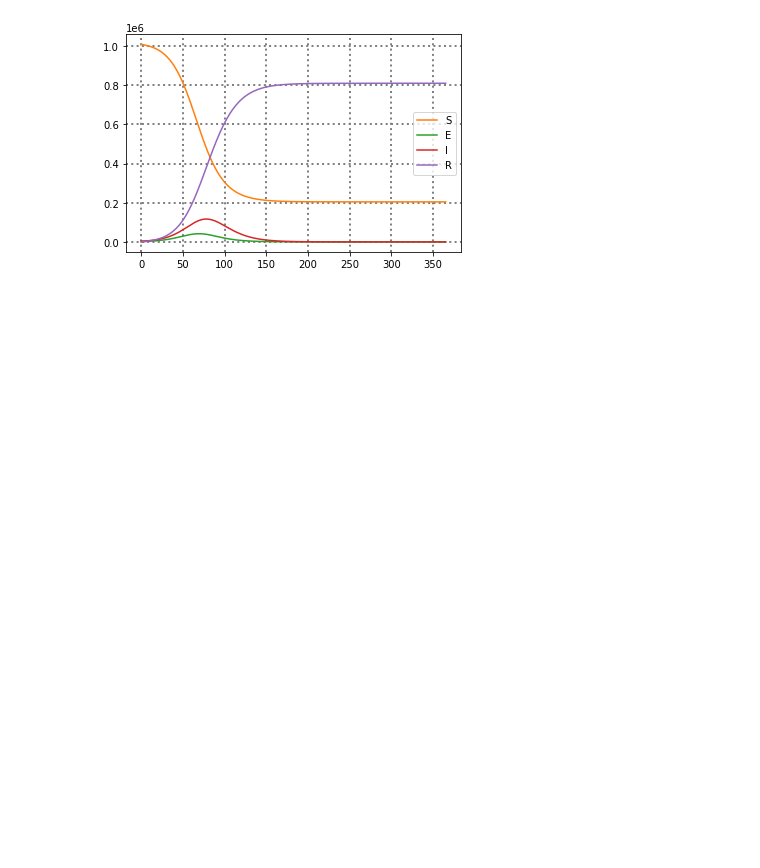
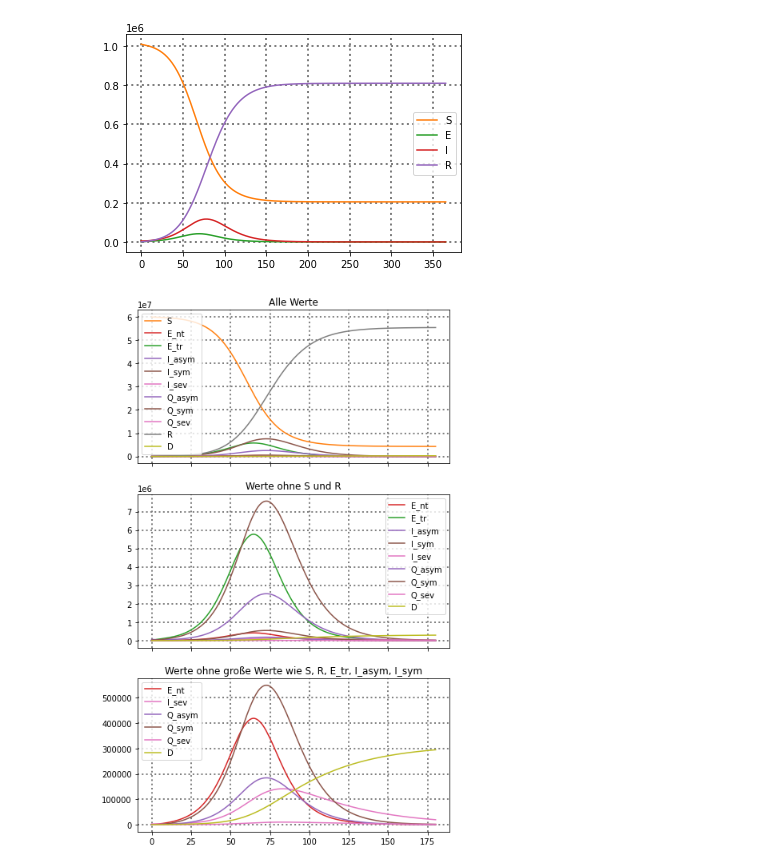
Before and after one commit to TB-DevAcc/MVSEIQRD_Model, a Jupyter notebook: view.ipynb, the cells around one changed output. Cells and saved outputs as stored; diff of their text form; code cells hidden in the pictures; blank space fills up the shorter version.

```diff
--- a/view.ipynb
+++ b/view.ipynb
@@ -38,0 +82,47 @@ plt.show()
+# %%
+import matplotlib
+import matplotlib.pyplot as plt
+
+colors = list(matplotlib.colors.TABLEAU_COLORS.values())
+
+fig, ax = plt.subplots(3, figsize=(7,12), sharex=True)
+ax[0].grid(linestyle=':', linewidth=2.0, color='#808080')
+ax[0].plot(t, np.sum(S, axis=(1,2)), colors[1], label='S')
+ax[0].plot(t, np.sum(E_nt, axis=(1,2)), colors[3], label='E_nt')
+ax[0].plot(t, np.sum(E_tr, axis=(1,2)), colors[2], label='E_tr')
+ax[0].plot(t, np.sum(I_asym, axis=(1,2)), colors[4], label='I_asym')
+ax[0].plot(t, np.sum(I_sym, axis=(1,2)), colors[5], label='I_sym')
+ax[0].plot(t, np.sum(I_sev, axis=(1,2)), colors[6], label='I_sev')
+ax[0].plot(t, np.sum(Q_asym, axis=(1,2)), colors[4], label='Q_asym')
+ax[0].plot(t, np.sum(Q_sym, axis=(1,2)), colors[5], label='Q_sym')
+ax[0].plot(t, np.sum(Q_sev, axis=(1,2)), colors[6], label='Q_sev')
+ax[0].plot(t, np.sum(R, axis=(1,2)), colors[7], label='R')
+ax[0].plot(t, np.sum(D, axis=(1,2)), colors[8], label='D')
+ax[0].legend(loc='best')
+ax[0].set_title('Alle Werte')
+
+ax[1].grid(linestyle=':', linewidth=2.0, color='#808080')
+ax[1].plot(t, np.sum(E_nt, axis=(1,2)), colors[3], label='E_nt')
+ax[1].plot(t, np.sum(E_tr, axis=(1,2)), colors[2], label='E_tr')
+ax[1].plot(t, np.sum(I_asym, axis=(1,2)), colors[4], label='I_asym')
+ax[1].plot(t, np.sum(I_sym, axis=(1,2)), colors[5], label='I_sym')
+ax[1].plot(t, np.sum(I_sev, axis=(1,2)), colors[6], label='I_sev')
+ax[1].plot(t, np.sum(Q_asym, axis=(1,2)), colors[4], label='Q_asym')
+ax[1].plot(t, np.sum(Q_sym, axis=(1,2)), colors[5], label='Q_sym')
+ax[1].plot(t, np.sum(Q_sev, axis=(1,2)), colors[6], label='Q_sev')
+ax[1].plot(t, np.sum(D, axis=(1,2)), colors[8], label='D')
+ax[1].legend(loc='best')
+ax[1].set_title('Werte ohne S und R')
+
+ax[2].grid(linestyle=':', linewidth=2.0, color='#808080')
+ax[2].plot(t, np.sum(E_nt, axis=(1,2)), colors[3], label='E_nt')
+ax[2].plot(t, np.sum(I_sev, axis=(1,2)), colors[6], label='I_sev')
+ax[2].plot(t, np.sum(Q_asym, axis=(1,2)), colors[4], label='Q_asym')
+ax[2].plot(t, np.sum(Q_sym, axis=(1,2)), colors[5], label='Q_sym')
+ax[2].plot(t, np.sum(Q_sev, axis=(1,2)), colors[6], label='Q_sev')
+ax[2].plot(t, np.sum(D, axis=(1,2)), colors[8], label='D')
+ax[2].legend(loc='best')
+ax[2].set_title('Werte ohne große Werte wie S, R, E_tr, I_asym, I_sym')
+plt.show()
+# %% [output]
+[figure, added]
```
Also changed, not shown: parts of 1 cell of this notebook, 1 other file.
